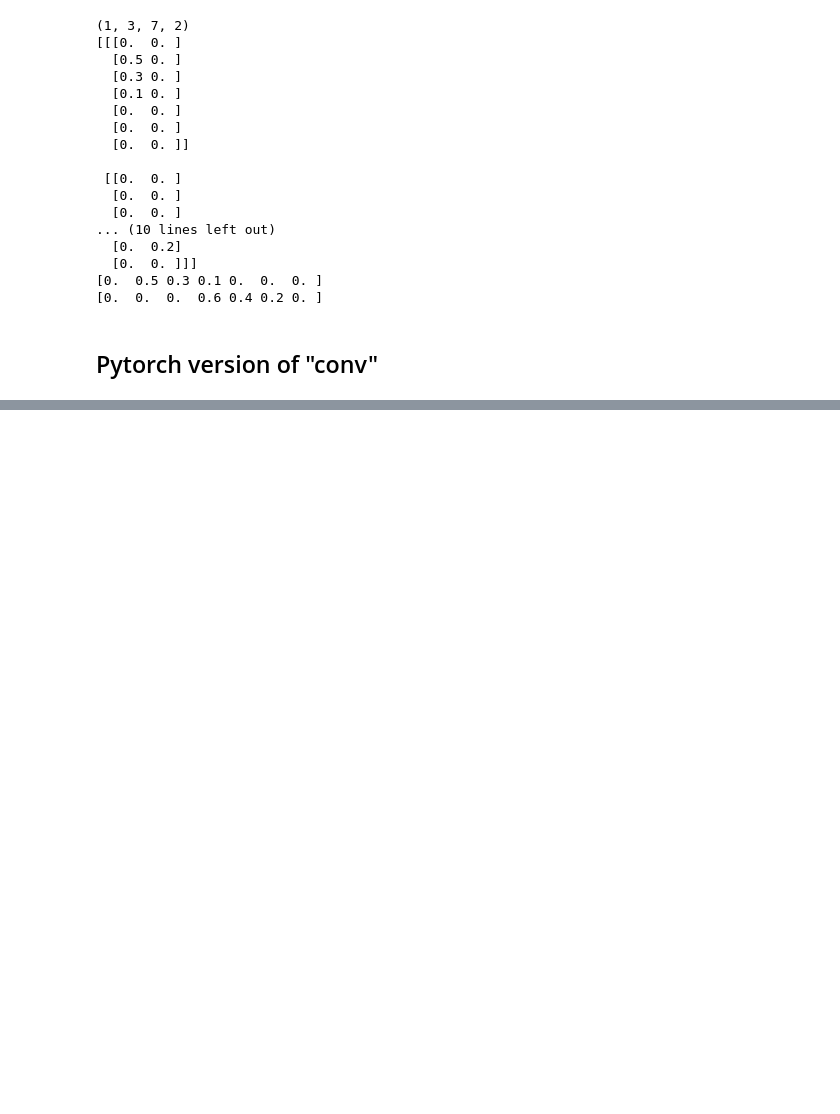
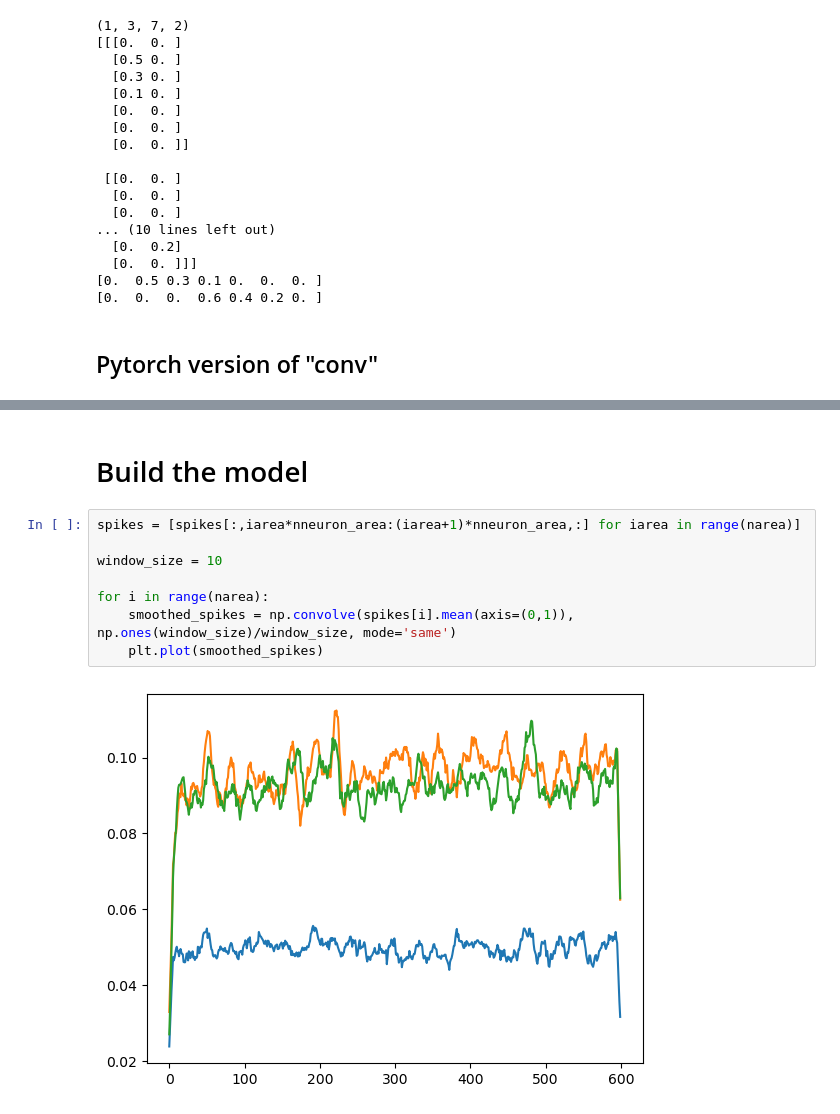
Before and after one commit to Qi-Xin/FC-GPFA, a Jupyter notebook: Decoder&Encoder.ipynb, the cells around one changed output, grey strips where cells are left out. Saved outputs shown, nothing was run; the diff lists cells and outputs as text; blank space fills up the shorter version.

```diff
--- a/Decoder&Encoder.ipynb
+++ b/Decoder&Encoder.ipynb
@@ -839,0 +800,12 @@ Learned b: tensor([5.0209])
+# %% [markdown]
+# Build the model
+# %%
+spikes = [spikes[:,iarea*nneuron_area:(iarea+1)*nneuron_area,:] for iarea in range(narea)]
+
+window_size = 10
+
+for i in range(narea):
+    smoothed_spikes = np.convolve(spikes[i].mean(axis=(0,1)), np.ones(window_size)/window_size, mode='same')
+    plt.plot(smoothed_spikes)
+# %% [output]
+[figure, added]
```
Also changed, not shown: parts of 21 cells of this notebook.
